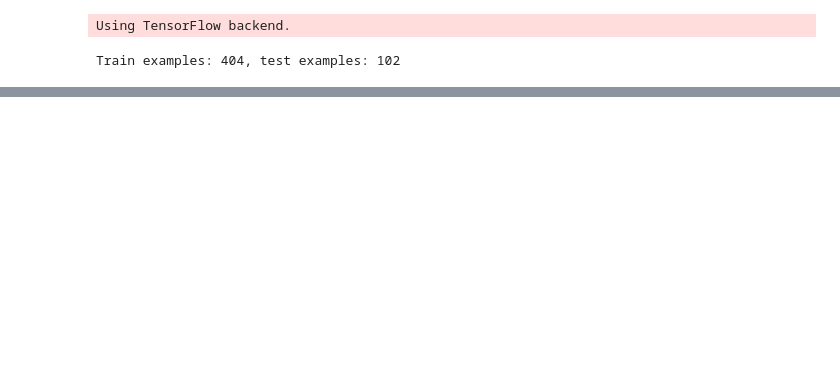
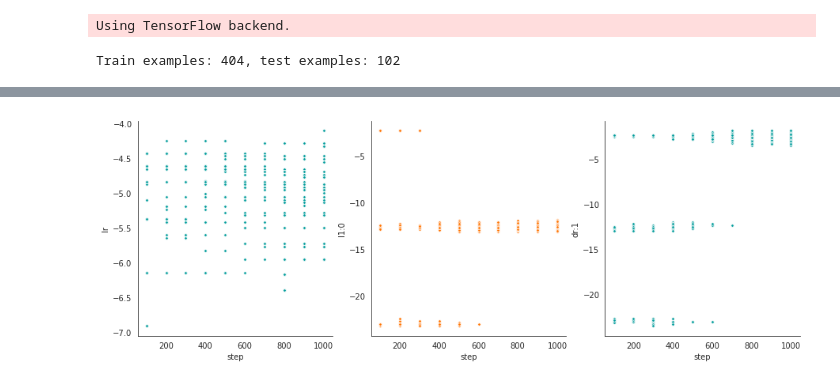
Before and after one commit to fediazgon/pbt-keras, a Jupyter notebook: example_boston_ds.ipynb, the cells around one changed output, grey strips where cells are left out. Drawn from its saved outputs; the diff is of its cells as text; code cells hidden in the pictures; blank space fills up the shorter version.

```diff
--- a/example_boston_ds.ipynb
+++ b/example_boston_ds.ipynb
@@ -149,0 +218,17 @@ Name: loss, dtype: float64
+# %%
+pop_size = 36
+df_pbt = res_pbt[pop_size]
+
+f = plt.figure(figsize=(15, 5))
+ax = plt.subplot(131)
+sns.scatterplot(x=df_pbt['step'], y=np.log(df_pbt['lr']),
+                marker='.', s=50, color='#009C9B', ax=ax)
+ax = plt.subplot(132)
+sns.scatterplot(x=df_pbt['step'], y=np.log(df_pbt['l1:0']),
+                marker='.', s=50, color='#FF7300', ax=ax)
+ax = plt.subplot(133)
+sns.scatterplot(x=df_pbt['step'], y=np.log(df_pbt['dr:1']),
+                marker='.', s=50, color='#009C9B', ax=ax)
+sns.despine()
+# %% [output]
+[figure, added]
```
Also changed, not shown: parts of 12 cells of this notebook, 6 other files.
